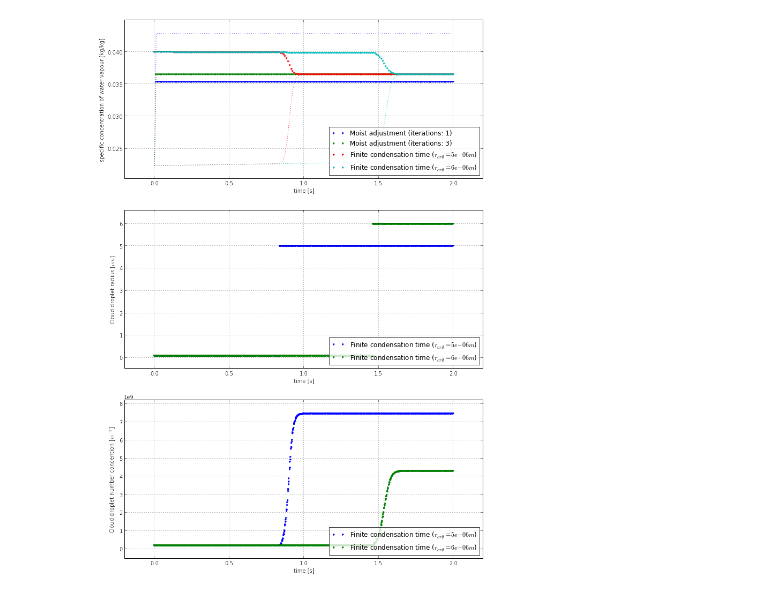
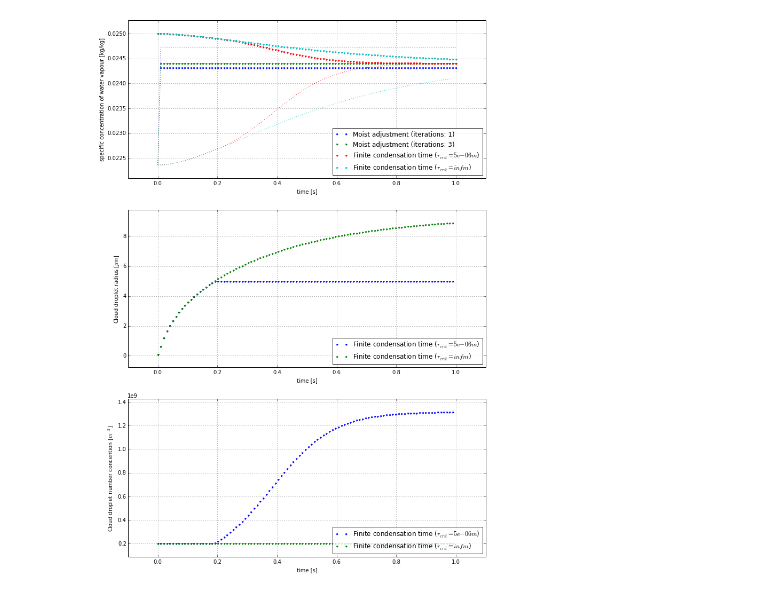
Before and after one commit to leifdenby/python-cloudmodel, a Jupyter notebook: pyclouds/notebooks/Microphysics integration.ipynb, the cells around one changed output. Drawn from its saved outputs; the diff is of its cells as text; code cells hidden in the pictures.

Commit message:
Fix bug with finite cond. time microphysics

```diff
--- a/pyclouds/notebooks/Microphysics integration.ipynb
+++ b/pyclouds/notebooks/Microphysics integration.ipynb
@@ -10,20 +10,22 @@ from pyclouds.common import Var
 from pyclouds.plotting import plot_hydrometeor_evolution
 # %%
 initial_condition = np.zeros((Var.NUM))
-initial_condition[Var.q_v] = 0.04
+initial_condition[Var.q_v] = 0.025
 initial_condition[Var.T] = 300.
 p0 = 101325.1  # [Pa]
 
-t_ = np.linspace(0., 2., 200)
+t_ = np.linspace(0., 1., 100)
 
-SolverClass = odespy.Fehlberg
+SolverClass = odespy.Euler
 
 microphysics_model = cloud_microphysics.MoistAdjustmentMicrophysics()
 sol = microphysics_model.integrate(initial_condition=initial_condition, t=t_, p0=p0)
 sol1 = microphysics_model.integrate(initial_condition=initial_condition, t=t_, p0=p0, iterations=3)
 sol2 = cloud_microphysics.FiniteCondensationTimeMicrophysics().integrate(initial_condition=initial_condition, t=t_, p0=p0, SolverClass=SolverClass)
 sol3 = cloud_microphysics.FiniteCondensationTimeMicrophysics(r_crit=6e-6).integrate(initial_condition=initial_condition, t=t_, p0=p0, SolverClass=SolverClass)
+sol3 = cloud_microphysics.FiniteCondensationTimeMicrophysics(r_crit=np.inf).integrate(initial_condition=initial_condition, t=t_, p0=p0, SolverClass=SolverClass)
+
 #sol2.plot()
 plot_hydrometeor_evolution([sol, sol1, sol2, sol3], variables=['q_v', 'r_c', 'Nc'])
 # %% [output]
-[figure, old version]
+[figure, new version]
```
Also changed, not shown: 1 other file.
